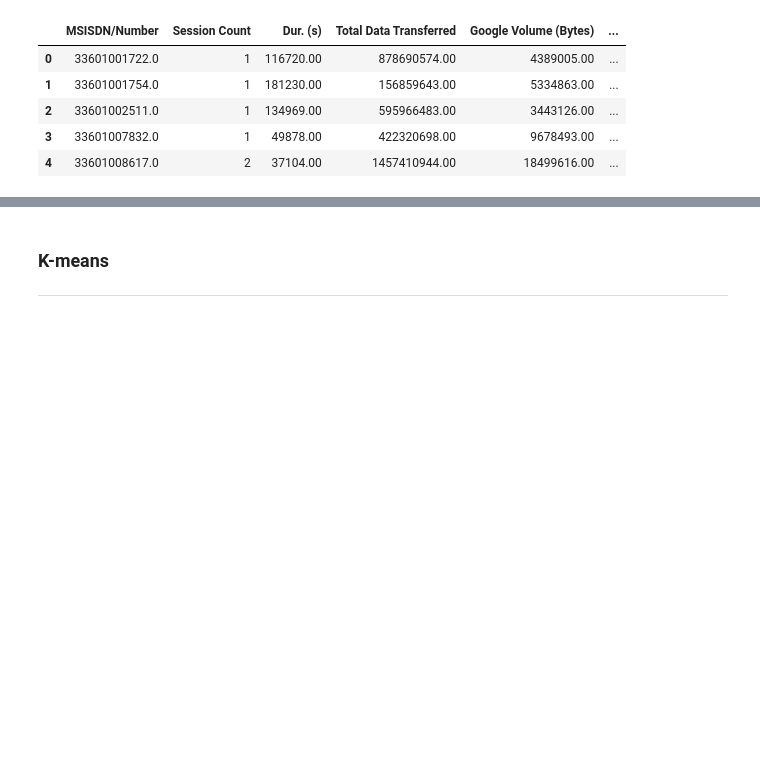
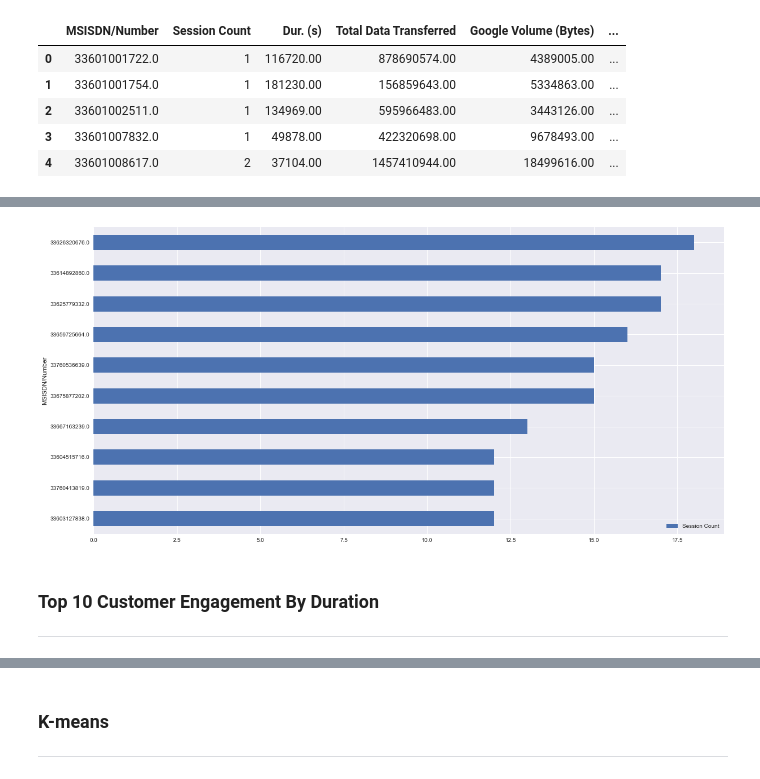
Before and after one commit to nahomfix/TellCo-Analysis, a Jupyter notebook: notebooks/user_engagement_analysis.ipynb, the cells around one changed output, grey strips where cells are left out. Drawn from its saved outputs; the diff is of its cells as text; code cells hidden in the pictures; blank space fills up the shorter version.

```diff
--- a/notebooks/user_engagement_analysis.ipynb
+++ b/notebooks/user_engagement_analysis.ipynb
@@ -79 +79,4 @@ volume_per_user.head()
 ---
+# %%
+top_10_customers_per_session_engagement = volume_per_user.sort_values(by=["Session Count"], ascending=False)[:10]
+top_10_customers_per_session_engagement
@@ -79,0 +109,7 @@ volume_per_user.head()
+# %%
+top_10_customers_per_session_engagement.plot(kind="barh", x="MSISDN/Number", y="Session Count", figsize=(20, 10)).invert_yaxis()
+# %% [output]
+[figure, added]
+# %% [markdown]
+### Top 10 Customer Engagement By Duration
+---
```
Also changed, not shown: parts of 12 cells of this notebook, 6 other files.
